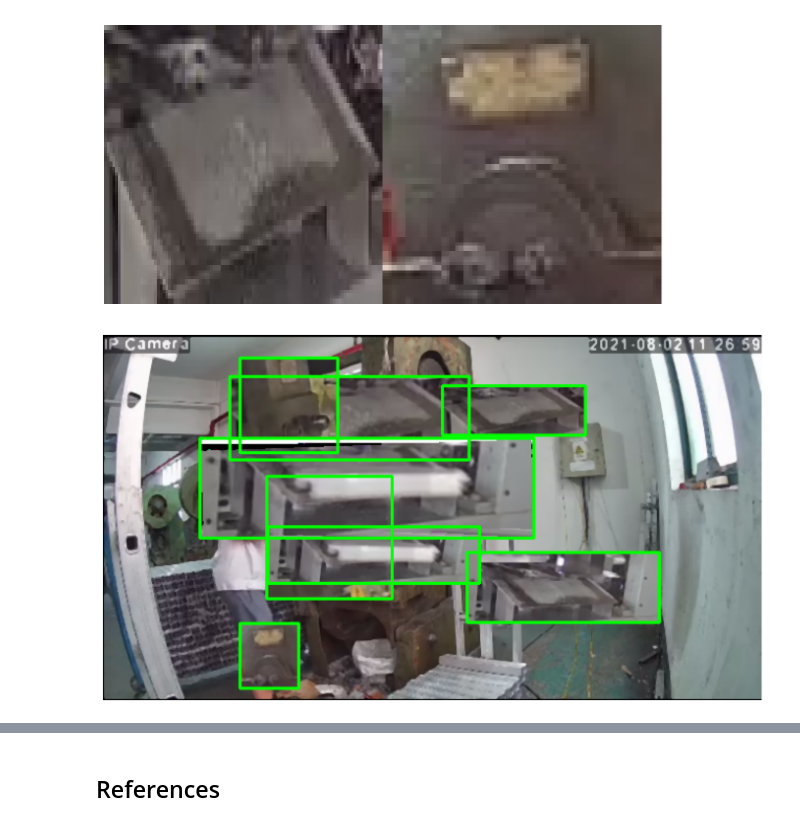
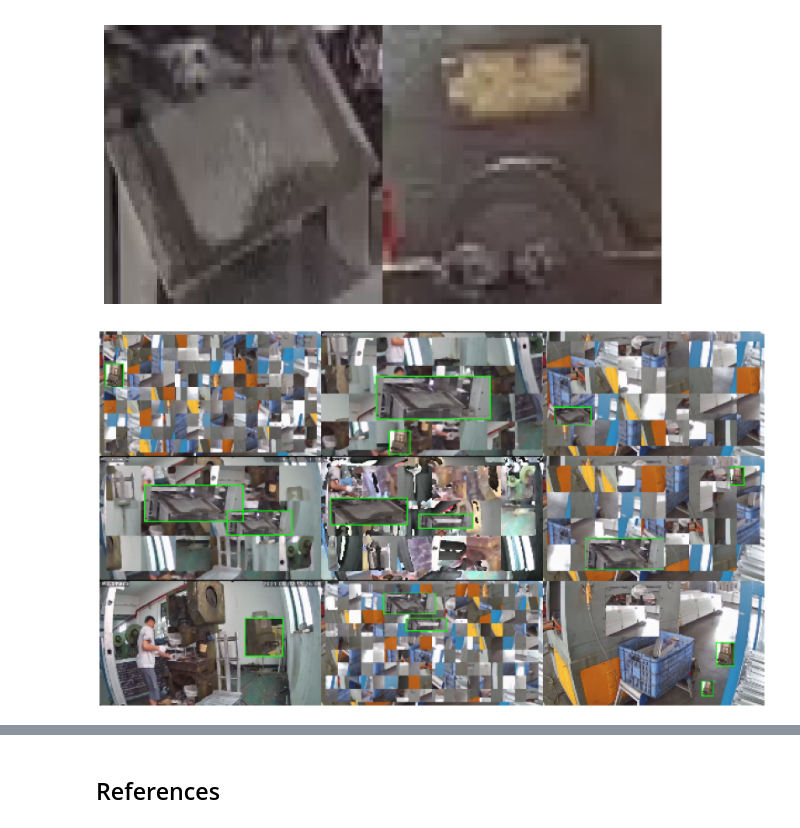
Before and after one commit to qrsforever/hzcsnote, a Jupyter notebook: erlangai/synthetic/ifa_ladder.ipynb, the cells around one changed output, grey strips where cells are left out. Drawn from its saved outputs; the diff is of its cells as text; code cells hidden in the pictures.

```diff
--- a/erlangai/synthetic/ifa_ladder.ipynb
+++ b/erlangai/synthetic/ifa_ladder.ipynb
@@ -381,12 +385,24 @@ iter_blend = blend_image_iter(
 # %%
-image, labels = next(iter_blend)
-for ann in labels:
-    rect = list(map(float, ann.split(' ')[1:]))
-    x1, x2 = int(image.shape[1] * (rect[0] - 0.5 * rect[2])), int(image.shape[1] * (rect[0] + 0.5 * rect[2]))
-    y1, y2 = int(image.shape[0] * (rect[1] - 0.5 * rect[3])), int(image.shape[0] * (rect[1] + 0.5 * rect[3]))
-    cv2.rectangle(image, (x1, y1), (x2, y2), (0, 255, 0), thickness=2)
-image = cv2.cvtColor(image, cv2.COLOR_BGR2RGB)
-show_image(image)
+iter_blend = blend_image_iter(
+    ['./bg_incise.png', './bg_stiletto.png'],
+    ['./incise.png', './incise_1.png', './incise_2.png', './stiletto.png', './stiletto_1.png', './stiletto_2.png'],
+    [0, 0, 0, 1, 1, 1],
+    tilesizes=[50, 80, 100], omaxnum=2, imgcount=20)
+
+images = []
+for _ in range(9):
+    image, labels = next(iter_blend)
+    for ann in labels:
+        rect = list(map(float, ann.split(' ')[1:]))
+        x1, x2 = int(image.shape[1] * (rect[0] - 0.5 * rect[2])), int(image.shape[1] * (rect[0] + 0.5 * rect[2]))
+        y1, y2 = int(image.shape[0] * (rect[1] - 0.5 * rect[3])), int(image.shape[0] * (rect[1] + 0.5 * rect[3]))
+        cv2.rectangle(image, (x1, y1), (x2, y2), (0, 255, 0), thickness=2)
+    images.append(cv2.resize(cv2.cvtColor(image, cv2.COLOR_BGR2RGB), (640, 360)))
+show_image(np.vstack((
+    np.hstack(images[:3]),
+    np.hstack(images[3:6]),
+    np.hstack(images[6:]))
+), width=600)
 # %% [output]
-[figure, old version]
+[figure, new version]
 # %%
```
Also changed, not shown: parts of 7 cells of this notebook, 37 other files.
